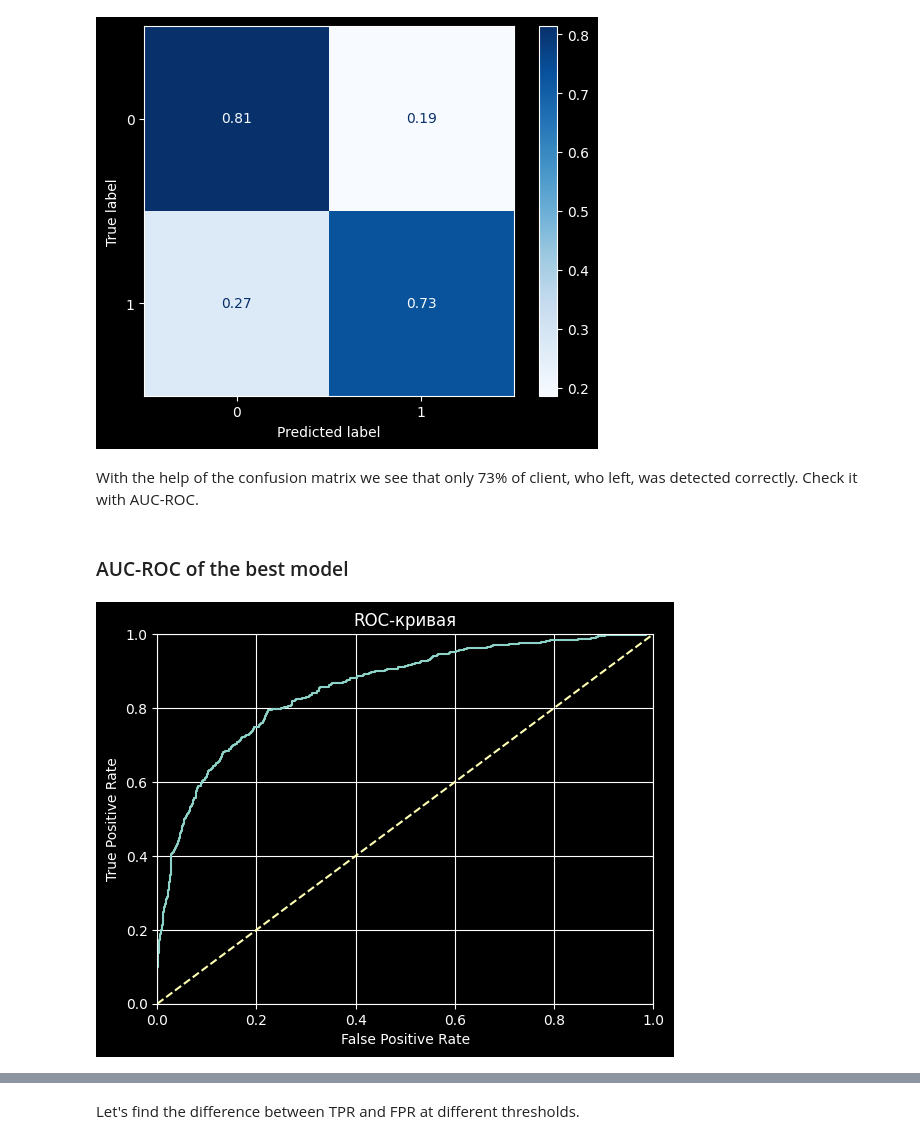
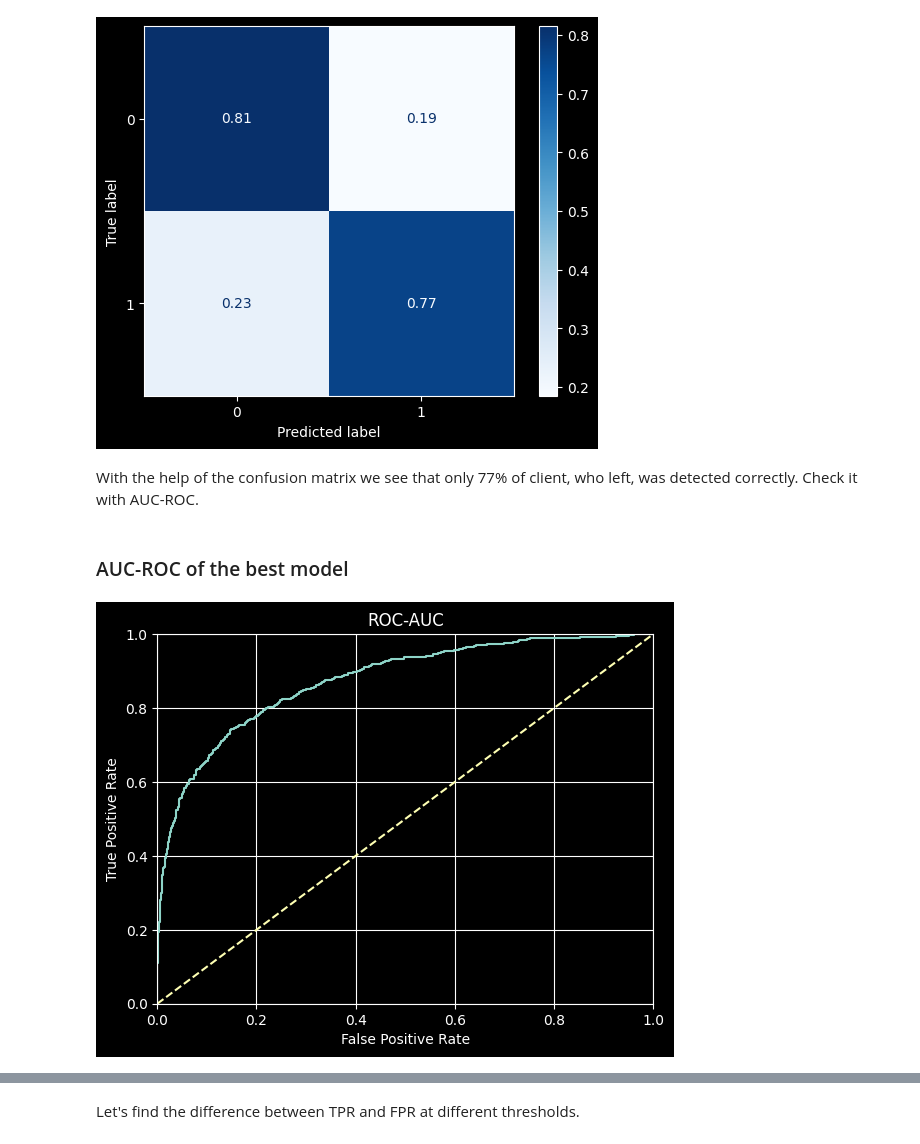
Before and after one commit to UsovAlexander/Outflow-of-bank-customers, a Jupyter notebook: Outflow_of_bank_customers.ipynb, the cells around one changed output, grey strips where cells are left out. Drawn from its saved outputs; the diff is of its cells as text; code cells hidden in the pictures.

```diff
--- a/Outflow_of_bank_customers.ipynb
+++ b/Outflow_of_bank_customers.ipynb
@@ -156,8 +192,7 @@ Some features such as "HasCrCard" and "IsActiveMember" are categorical binary fe
 # %%
 cat_features = X.select_dtypes(include='object').columns.to_list()
 num_features = X.select_dtypes(exclude='object').columns.to_list()
-num_features = [i for i in num_features if i not in [
-    'HasCrCard', 'IsActiveMember']]
+num_features.remove('IsActiveMember')
 # %%
 X[num_features], X[cat_features]
 # %% [output]
@@ -205,10 +253,11 @@ preprocessor = ColumnTransformer(
         ("num", numeric_transformer, num_features),
         ("cat", categorical_transformer, cat_features)
     ],
-    verbose_feature_names_out=False
+    verbose_feature_names_out=False,
+    remainder='passthrough'
 )
 # %%
-def clf_models(X_train, y_train, class_weight: str = None, class_weight_catboost: str = None):
+def clf_models(X_train, y_train, resampling=None, class_weight: str = None, class_weight_catboost: str = None):
     models = []
 
     # LogisticRegression
@@ -216,7 +265,8 @@ def clf_models(X_train, y_train, class_weight: str = None, class_weight_catboost
     y_train_lr = y_train.copy()
 
     pipline_lr = Pipeline(
-        [("preprocessor", preprocessor),
+        [("resamling", resampling),
+         ("preprocessor", preprocessor),
          ("lr", LogisticRegression(class_weight=class_weight, random_state=RANDOM_STATE))])
 
     param_lr = {"lr__C": np.logspace(-5, 5, 11), }
@@ -234,7 +284,8 @@ def clf_models(X_train, y_train, class_weight: str = None, class_weight_catboost
     y_train_lgbm = y_train.copy()
 
     pipline_lgbm = Pipeline(
-        [("preprocessor", preprocessor),
+        [("resamling", resampling),
+         ("preprocessor", preprocessor),
          ("lgbm", LGBMClassifier(class_weight=class_weight, random_state=RANDOM_STATE))])
 
     param_lgbm = {'lgbm__max_depth': [3, 5, 7],
@@ -253,7 +304,8 @@ def clf_models(X_train, y_train, class_weight: str = None, class_weight_catboost
     y_train_cb = y_train.copy()
 
     pipline_cb = Pipeline(
-        [("preprocessor", preprocessor),
+        [("resamling", resampling),
+         ("preprocessor", preprocessor),
          ("cb", CatBoostClassifier(auto_class_weights=class_weight_catboost, random_state=RANDOM_STATE, verbose=False))])
 
     param_cb = {'cb__max_depth': [3, 5, 7],
@@ -339,6 +369,6 @@ Undersampling method looks worse, perhaps we lack volume of data.
 # %% [markdown]
 ### Weighting the classes
 # %%
-models_class_weight = clf_models(X_train, y_train, 'balanced', 'Balanced')
+models_class_weight = clf_models(X_train, y_train, class_weight='balanced', class_weight_catboost='Balanced')
 # %% [output]
 |  | mean_fit_time | params | mean_test_score |
@@ -408,32 +438,32 @@ ConfusionMatrixDisplay.from_estimator(
 # %% [output]
 [figure]
 # %% [markdown]
-With the help of the confusion matrix we see that only 73% of client, who left, was detected correctly.  Check it with AUC-ROC.
+With the help of the confusion matrix we see that only 77% of client, who left, was detected correctly.  Check it with AUC-ROC.
 # %% [markdown]
 ### AUC-ROC of the best model
 # %%
 probabilities_test = models_class_weight[2].predict_proba(X_test)
 probabilities_one_test = probabilities_test[:, 1]
 
 fpr, tpr, thresholds = roc_curve(y_test, probabilities_one_test)
 
 plt.figure()
 
 plt.plot(fpr, tpr)
 
 plt.plot([0, 1], [0, 1], linestyle='--')
 
 plt.xlim([0, 1])
 plt.ylim([0, 1])
 
 plt.xlabel("False Positive Rate")
 plt.ylabel("True Positive Rate")
 plt.grid()
-plt.title("ROC-кривая")
+plt.title("ROC-AUC")
 
 plt.show()
 # %% [output]
-[figure, old version]
+[figure, new version]
 # %%
 roc_auc_score(y_test, probabilities_one_test)
 # %% [output]
```
Also changed, not shown: parts of 35 cells of this notebook.
